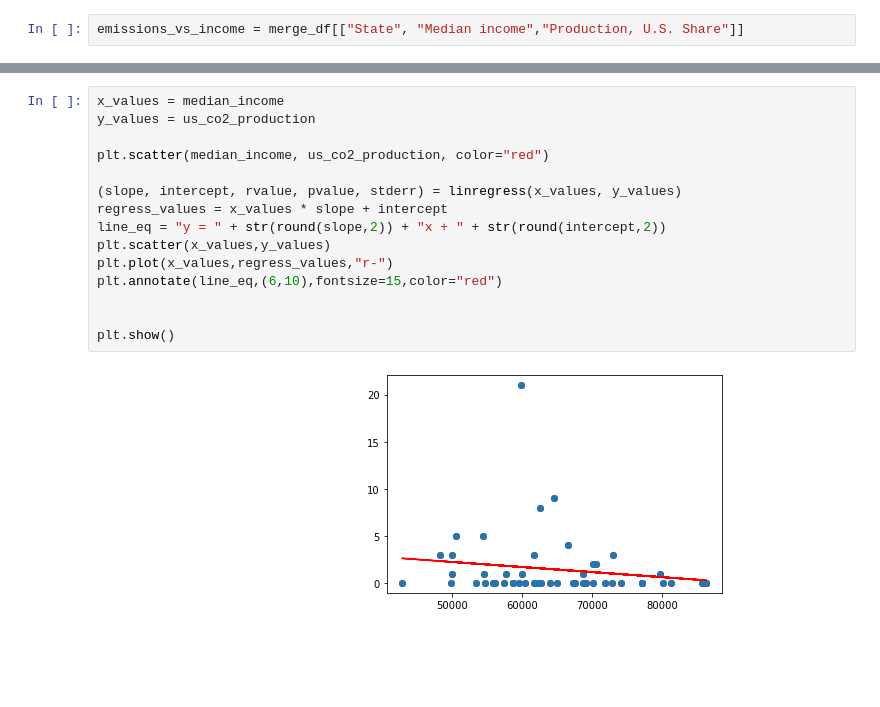
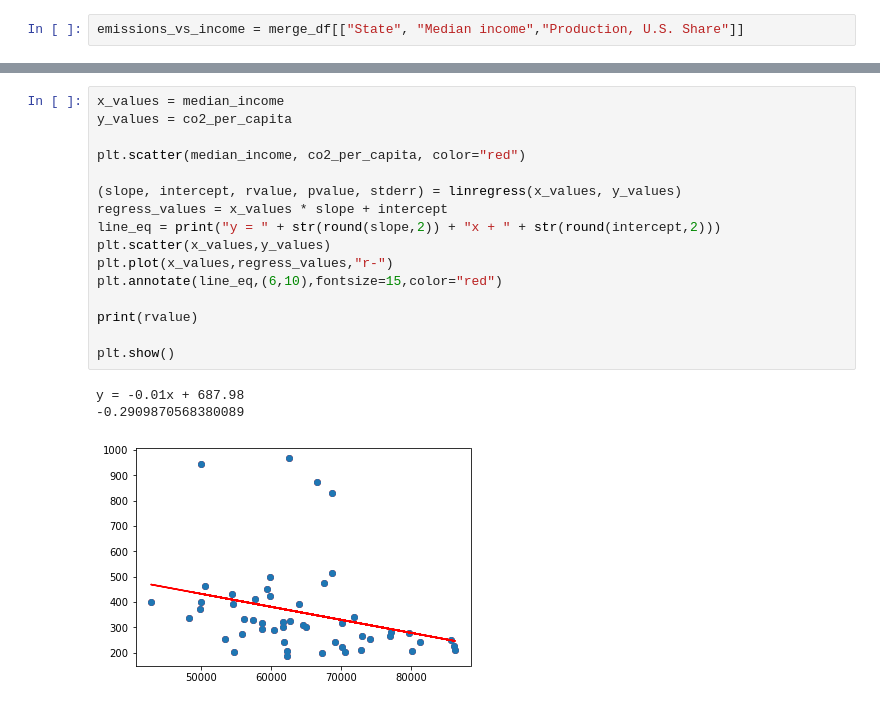
Before and after one commit to sunwoo-kim20/global-climate-change-analysis, a Jupyter notebook: state income and emissions.ipynb, the cells around one changed output, grey strips where cells are left out. Cells and saved outputs as stored; diff of their text form; blank space fills up the shorter version.

Commit message:
Adding updated emissions and income data

```diff
--- a/state income and emissions.ipynb
+++ b/state income and emissions.ipynb
@@ -141,17 +163,20 @@ emissions_vs_income = merge_df[["State", "Median income","Production, U.S. Share
 # %%
 x_values = median_income
-y_values = us_co2_production
+y_values = co2_per_capita
 
-plt.scatter(median_income, us_co2_production, color="red")
+plt.scatter(median_income, co2_per_capita, color="red")
 
 (slope, intercept, rvalue, pvalue, stderr) = linregress(x_values, y_values)
 regress_values = x_values * slope + intercept
-line_eq = "y = " + str(round(slope,2)) + "x + " + str(round(intercept,2))
+line_eq = print("y = " + str(round(slope,2)) + "x + " + str(round(intercept,2)))
 plt.scatter(x_values,y_values)
 plt.plot(x_values,regress_values,"r-")
 plt.annotate(line_eq,(6,10),fontsize=15,color="red")
 
+print(rvalue)
 
 plt.show()
 # %% [output]
+y = -0.01x + 687.98
+-0.2909870568380089
-[figure, old version]
+[figure, new version]
```
Also changed, not shown: parts of 4 cells of this notebook, 1 other file.
